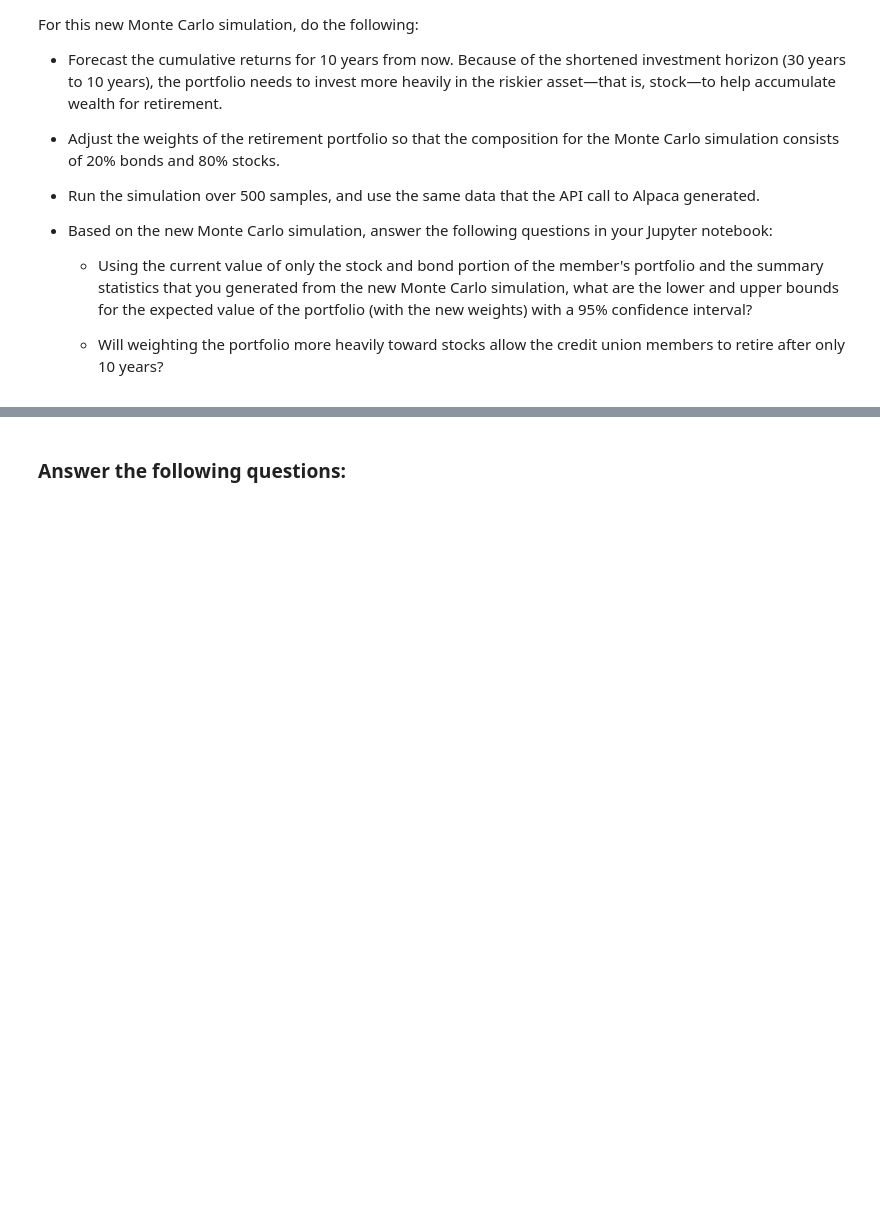
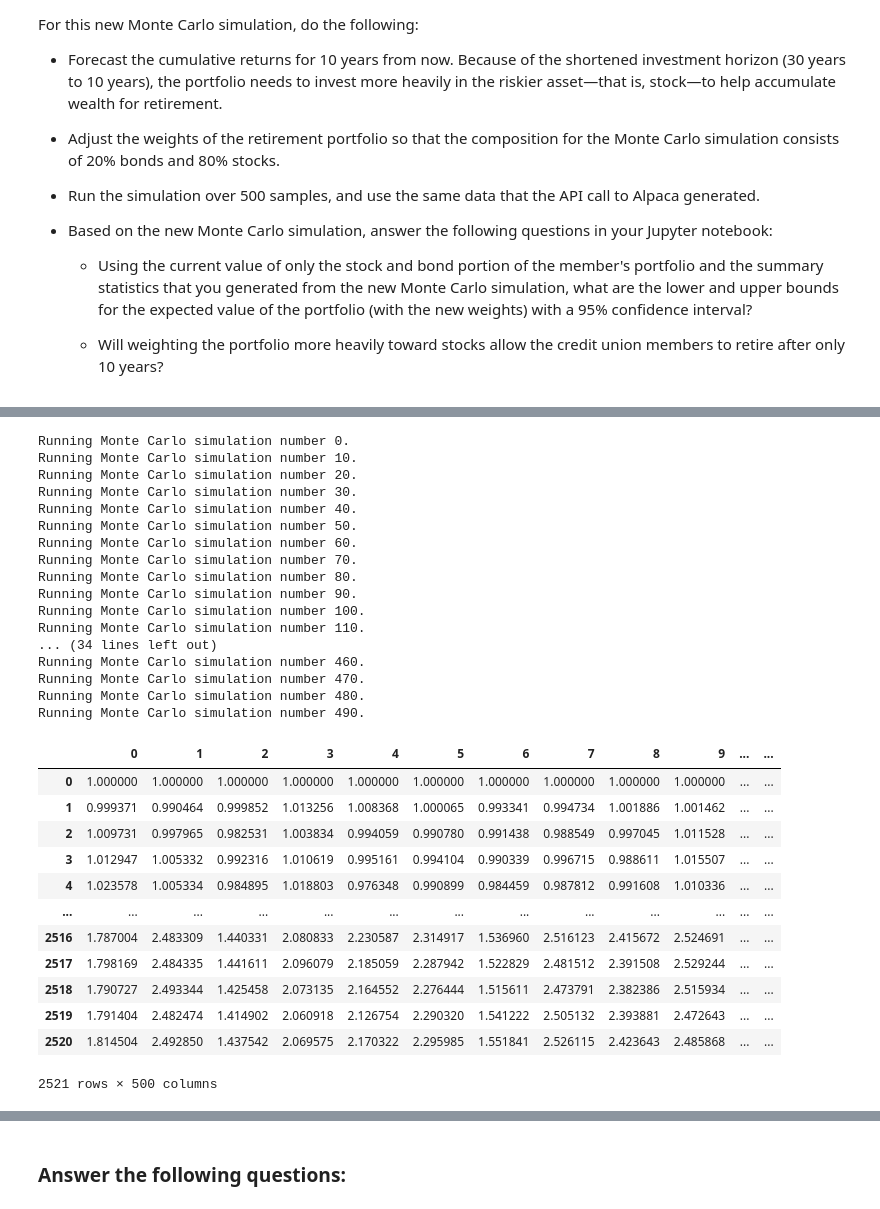
Before and after one commit to coronado212/financial_planner_api_5, a Jupyter notebook: financial_planning_tools.ipynb, the cells around one changed output, grey strips where cells are left out. Drawn from its saved outputs; the diff is of its cells as text; code cells hidden in the pictures; blank space fills up the shorter version.

```diff
--- a/financial_planning_tools.ipynb
+++ b/financial_planning_tools.ipynb
@@ -600,4 +599,35 @@ For this new Monte Carlo simulation, do the following:
 # %%
 # Run the Monte Carlo simulation to forecast 10 years cumulative returns
-# YOUR CODE HERE
+mc_ten_portfolio.calc_cumulative_return()
+# %% [output]
+Running Monte Carlo simulation number 0.
+Running Monte Carlo simulation number 10.
+Running Monte Carlo simulation number 20.
+Running Monte Carlo simulation number 30.
+Running Monte Carlo simulation number 40.
+Running Monte Carlo simulation number 50.
+Running Monte Carlo simulation number 60.
+Running Monte Carlo simulation number 70.
+Running Monte Carlo simulation number 80.
+Running Monte Carlo simulation number 90.
+Running Monte Carlo simulation number 100.
+Running Monte Carlo simulation number 110.
+... (34 lines left out)
+Running Monte Carlo simulation number 460.
+Running Monte Carlo simulation number 470.
+Running Monte Carlo simulation number 480.
+Running Monte Carlo simulation number 490.
+|  | 0 | 1 | 2 | 3 | 4 | 5 | 6 | 7 | 8 | 9 | ... | ... |
+| 0 | 1.000000 | 1.000000 | 1.000000 | 1.000000 | 1.000000 | 1.000000 | 1.000000 | 1.000000 | 1.000000 | 1.000000 | ... | ... |
+| 1 | 0.999371 | 0.990464 | 0.999852 | 1.013256 | 1.008368 | 1.000065 | 0.993341 | 0.994734 | 1.001886 | 1.001462 | ... | ... |
+| 2 | 1.009731 | 0.997965 | 0.982531 | 1.003834 | 0.994059 | 0.990780 | 0.991438 | 0.988549 | 0.997045 | 1.011528 | ... | ... |
+| 3 | 1.012947 | 1.005332 | 0.992316 | 1.010619 | 0.995161 | 0.994104 | 0.990339 | 0.996715 | 0.988611 | 1.015507 | ... | ... |
+| 4 | 1.023578 | 1.005334 | 0.984895 | 1.018803 | 0.976348 | 0.990899 | 0.984459 | 0.987812 | 0.991608 | 1.010336 | ... | ... |
+| ... | ... | ... | ... | ... | ... | ... | ... | ... | ... | ... | ... | ... |
+| 2516 | 1.787004 | 2.483309 | 1.440331 | 2.080833 | 2.230587 | 2.314917 | 1.536960 | 2.516123 | 2.415672 | 2.524691 | ... | ... |
+| 2517 | 1.798169 | 2.484335 | 1.441611 | 2.096079 | 2.185059 | 2.287942 | 1.522829 | 2.481512 | 2.391508 | 2.529244 | ... | ... |
+| 2518 | 1.790727 | 2.493344 | 1.425458 | 2.073135 | 2.164552 | 2.276444 | 1.515611 | 2.473791 | 2.382386 | 2.515934 | ... | ... |
+| 2519 | 1.791404 | 2.482474 | 1.414902 | 2.060918 | 2.126754 | 2.290320 | 1.541222 | 2.505132 | 2.393881 | 2.472643 | ... | ... |
+| 2520 | 1.814504 | 2.492850 | 1.437542 | 2.069575 | 2.170322 | 2.295985 | 1.551841 | 2.526115 | 2.423643 | 2.485868 | ... | ... |
+2521 rows × 500 columns
 # %%
```
Also changed, not shown: parts of 29 cells of this notebook.
